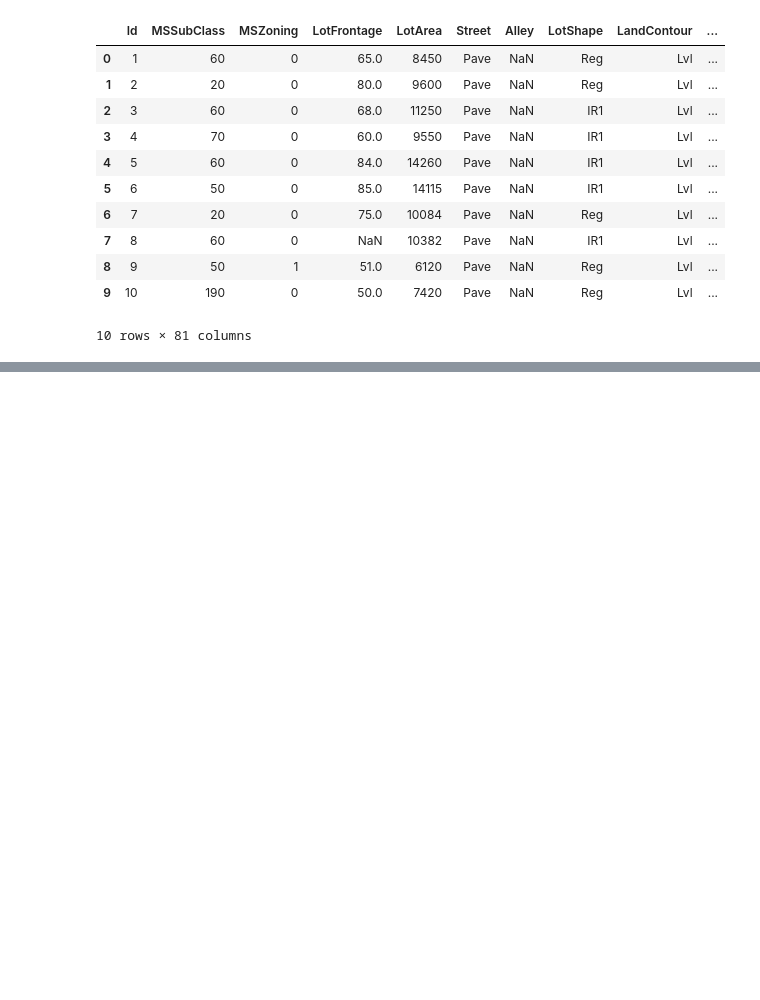
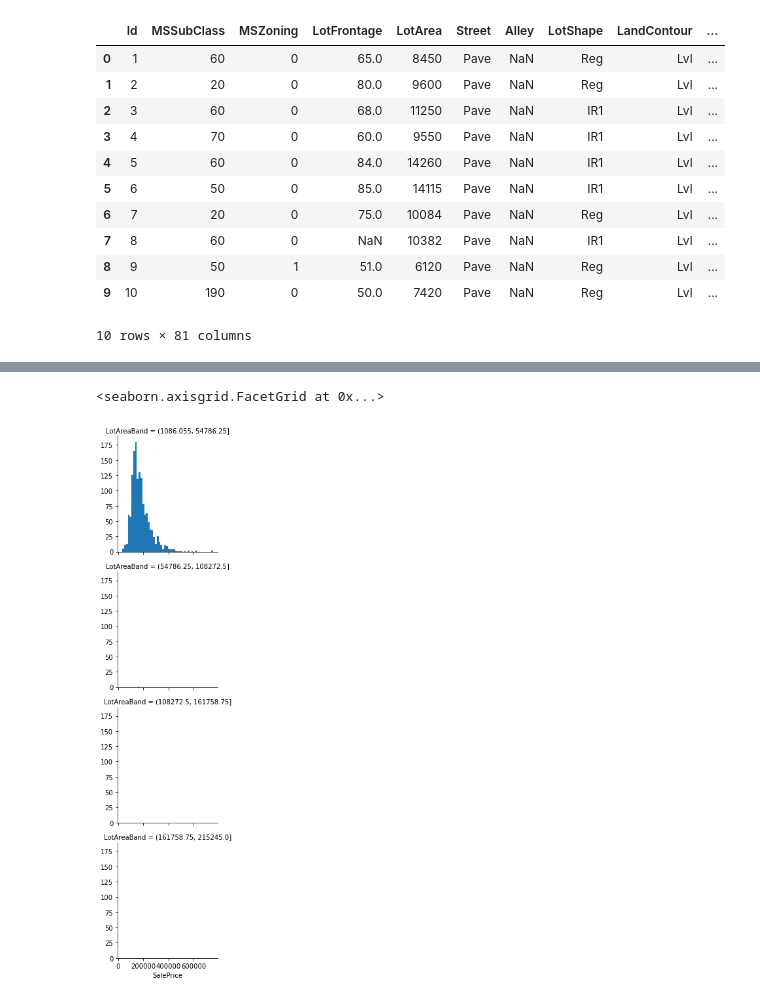
Before and after one commit to imgoodman/kaggle-ml, a Jupyter notebook: house-price/house-price.ipynb, the cells around one changed output, grey strips where cells are left out. Saved outputs shown, nothing was run; the diff lists cells and outputs as text; code cells hidden in the pictures; blank space fills up the shorter version.

Commit message:
analyse LotFrontage and LotArea

```diff
--- a/house-price/house-price.ipynb
+++ b/house-price/house-price.ipynb
@@ -334,0 +386,3 @@ train_df.head(10)
+# %%
+train_df["LotFrontageBand"]=pd.cut(train_df["LotFrontage"].dropna(), 4)
+train_df.head(10)
@@ -334,0 +402,3 @@ train_df.head(10)
+# %%
+train_df = train_df.drop(["LotFrontageBand"],axis=1)
+train_df.head(10)
@@ -334,0 +451,3 @@ train_df.head(10)
+# %%
+train_df["LotAreaBand"]=pd.cut(train_df["LotArea"], 4)
+train_df.head(10)
@@ -334,0 +467,6 @@ train_df.head(10)
+# %%
+g_lotareaband=sns.FacetGrid(train_df, row="LotAreaBand")
+g_lotareaband.map(plt.hist, "SalePrice", bins=50)
+# %% [output]
+<seaborn.axisgrid.FacetGrid at 0x...>
+[figure, added]
```
Also changed, not shown: parts of 12 cells of this notebook.
